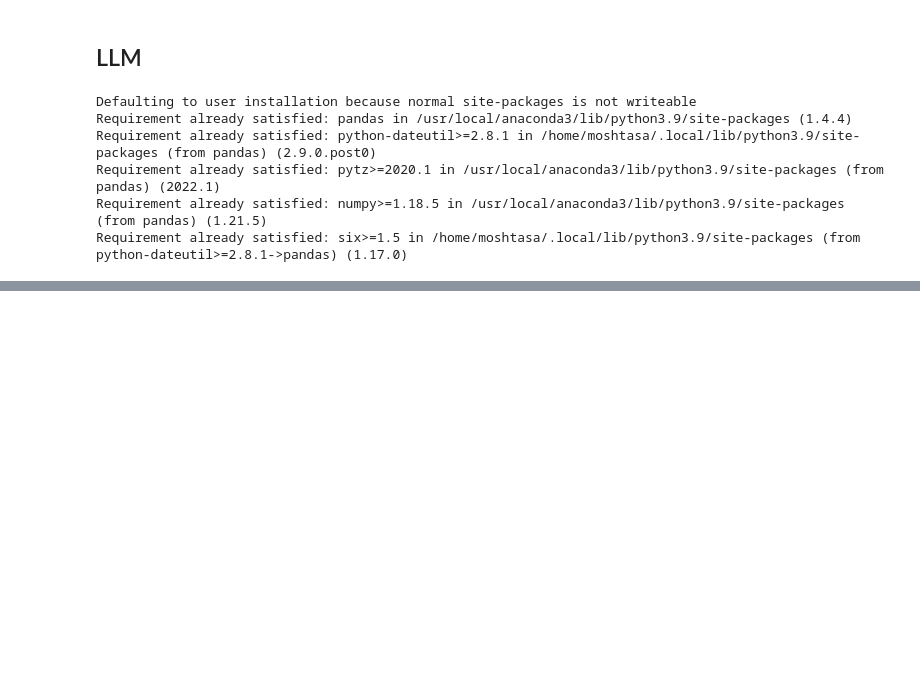
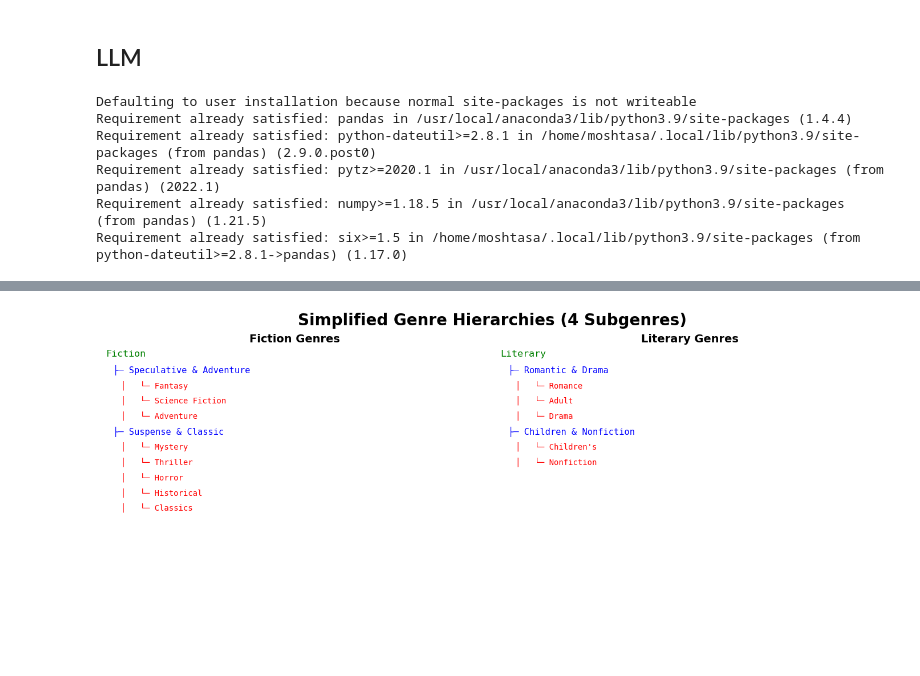
Before and after one commit to saramoshtaghi/phd-svd-recsys, a Jupyter notebook: SVD/Book/notebook/Book_pp.ipynb, the cells around one changed output, grey strips where cells are left out. Cells and saved outputs as stored; diff of their text form; code cells hidden in the pictures; blank space fills up the shorter version.

```diff
--- a/SVD/Book/notebook/Book_pp.ipynb
+++ b/SVD/Book/notebook/Book_pp.ipynb
@@ -931,0 +1269,55 @@ if __name__ == "__main__":
+# %%
+import matplotlib.pyplot as plt
+
+# Simplified hierarchy
+genre_hierarchy = {
+    "Fiction": {
+        "Speculative & Adventure": ["Fantasy", "Science Fiction", "Adventure"],
+        "Suspense & Classic": ["Mystery", "Thriller", "Horror", "Historical", "Classics"]
+    },
+    "Literary": {
+        "Romantic & Drama": ["Romance", "Adult", "Drama"],
+        "Children & Nonfiction": ["Children's", "Nonfiction"]
+    }
+}
+
+# Determine layout: one row per main category
+n = len(genre_hierarchy)
+ncols = 2
+nrows = (n + ncols - 1) // ncols
+
+fig, axes = plt.subplots(nrows=nrows, ncols=ncols, figsize=(14, nrows * 6))
+axes = axes.flatten()
+for ax in axes[n:]:
+    ax.axis('off')  # Hide unused subplots
+
+# Render each main genre tree
+for i, (main_category, sub_tree) in enumerate(genre_hierarchy.items()):
+    ax = axes[i]
+
+    y = 0.99
+    line_height = 0.05
+
+    # Root: green
+    ax.text(0.01, y, main_category, va='top', ha='left', family='monospace', fontsize=12, color='green')
+    y -= line_height
+
+    for sub, leaves in sub_tree.items():
+        # Subcategories: blue
+        ax.text(0.03, y, f"├─ {sub}", va='top', ha='left', family='monospace', fontsize=11, color='blue')
+        y -= line_height
+
+        for leaf in leaves:
+            # Leaves: red
+            ax.text(0.05, y, f"│   └─ {leaf}", va='top', ha='left', family='monospace', fontsize=10, color='red')
+            y -= line_height
+
+    ax.axis('off')
+    ax.set_title(f"{main_category} Genres", fontsize=14, weight='bold')
+
+plt.tight_layout()
+plt.suptitle("Simplified Genre Hierarchies (4 Subgenres)", fontsize=20, weight='bold', y=1.02)
+plt.subplots_adjust(top=0.92)
+plt.show()
+# %% [output]
+[figure, added]
```
Also changed, not shown: parts of 10 cells of this notebook.
